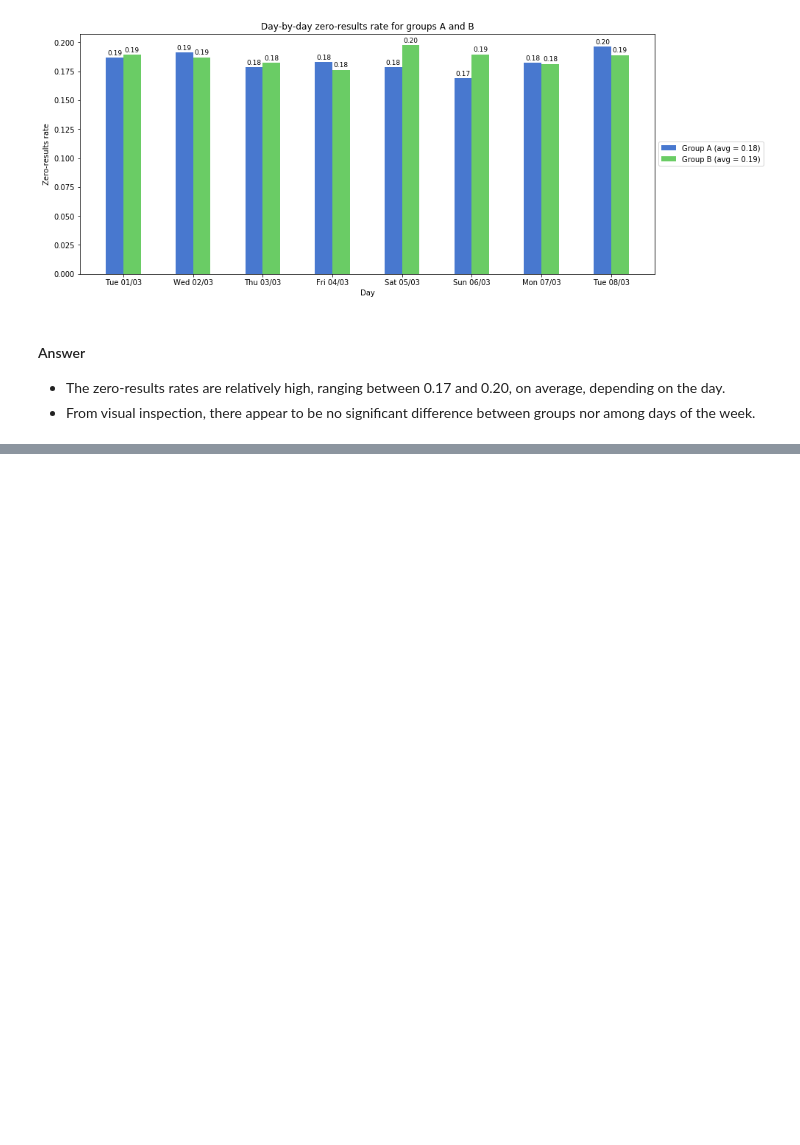
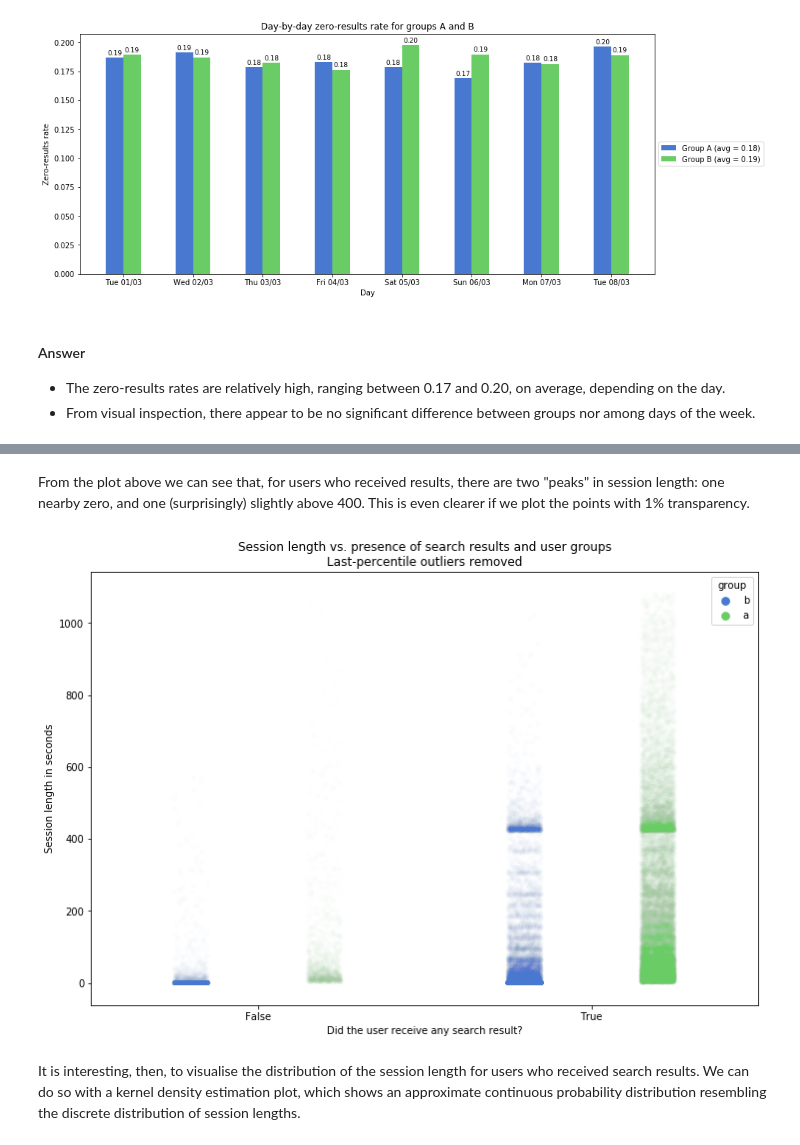
Before and after one commit to armineminasyan/wikimedia-test, a Jupyter notebook: answers-and-code.ipynb, the cells around one changed output, grey strips where cells are left out. Drawn from its saved outputs; the diff is of its cells as text; code cells hidden in the pictures; blank space fills up the shorter version.

```diff
--- a/answers-and-code.ipynb
+++ b/answers-and-code.ipynb
@@ -653,0 +807,15 @@ for i, row in zb.iterrows():
+# %% [markdown]
+From the plot above we can see that, for users who received results, there are two "peaks" in session length: one nearby zero, and one (surprisingly) slightly above 400.
+This is even clearer if we plot the points with 1% transparency.
+# %%
+fig, ax = plt.subplots(figsize = (12, 8))
+sns.catplot(x = 'any_search_results', y = 'session_length', hue = 'group', alpha = 0.01, data = res_clean, dodge = True, ax = ax)
+ax.set_title('Session length vs. presence of search results and user groups\nLast-percentile outliers removed')
+ax.set_xlabel('Did the user receive any search result?')
+ax.set_ylabel('Session length in seconds')
+plt.close(2)
+# %% [output]
+[figure, added]
+# %% [markdown]
+It is interesting, then, to visualise the distribution of the session length for users who received search results.
+We can do so with a kernel density estimation plot, which shows an approximate continuous probability distribution resembling the discrete distribution of session lengths.
```
Also changed, not shown: parts of 28 cells of this notebook, 1 other file.
